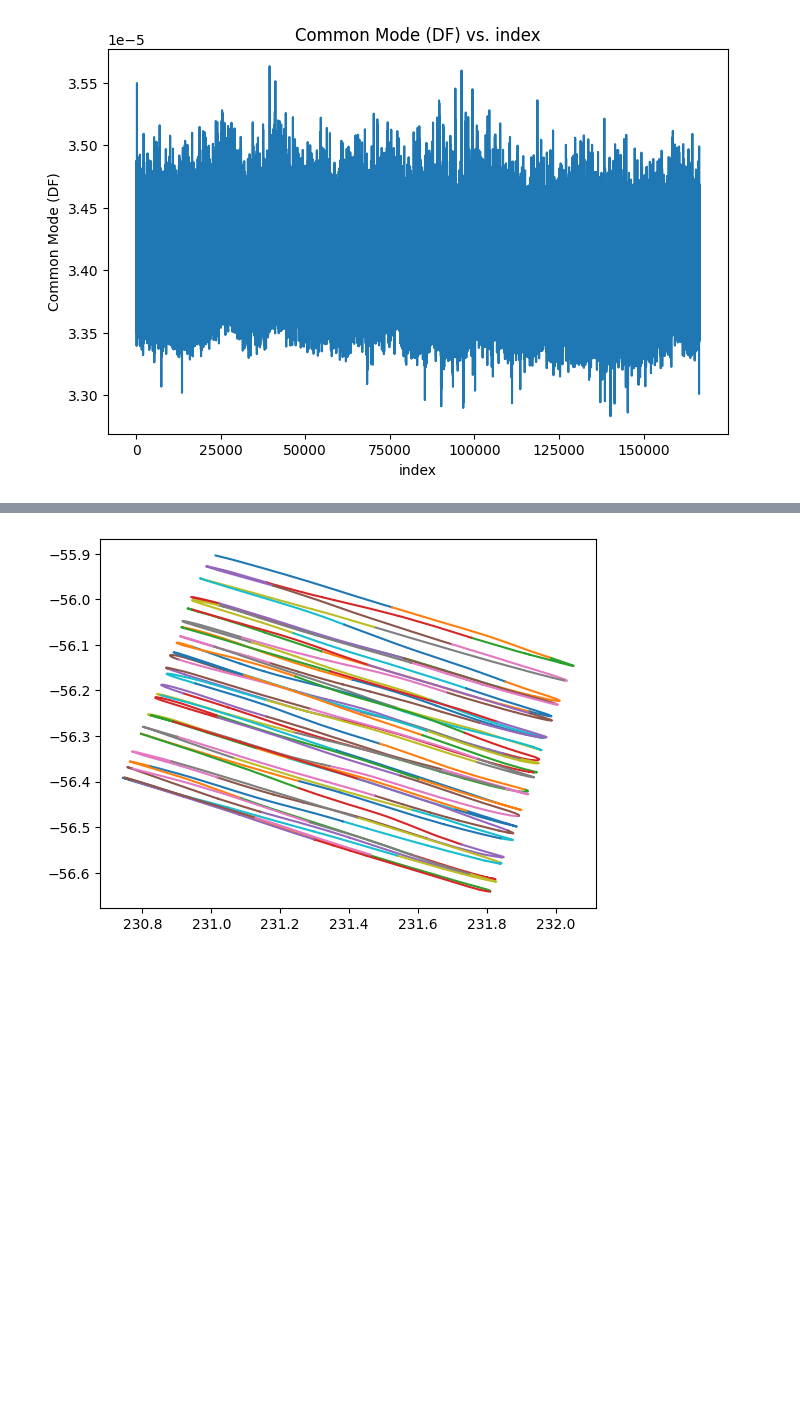
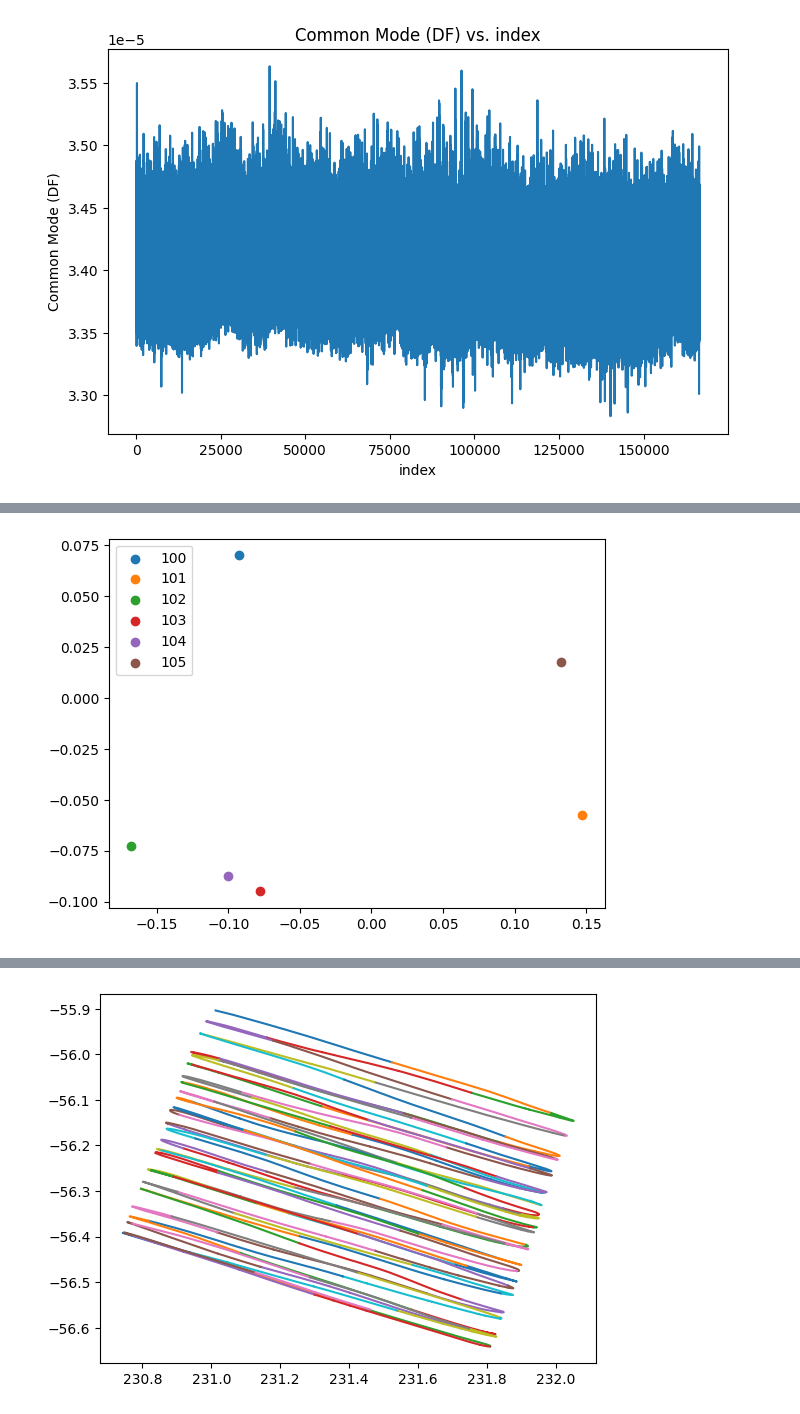
Before and after one commit to jonahjlee/blasttng-to-g3, a Jupyter notebook: notebooks/g3_processing.ipynb, the cells around one changed output, grey strips where cells are left out. Saved outputs shown, nothing was run; the diff lists cells and outputs as text; code cells hidden in the pictures; blank space fills up the shorter version.

```diff
--- a/notebooks/g3_processing.ipynb
+++ b/notebooks/g3_processing.ipynb
@@ -314,3 +312,13 @@ plt.show()
+# %%
+for i in range(100, 106):
+    kid = f"roach1_{i:04}"
+    kid_X = np.asarray(cal_frame["x_shifts"][kid]) / core.G3Units.deg
+    kid_y = np.asarray(cal_frame["y_shifts"][kid]) / core.G3Units.deg
+    plt.scatter(kid_X, kid_y, label=i)
+plt.legend()
+plt.show()
+# %% [output]
+[figure, added]
 # %%
 rcw_92_min_lat = -77.110
 rcw_92_max_lat = -77.070
```
Also changed, not shown: parts of 11 cells of this notebook.
